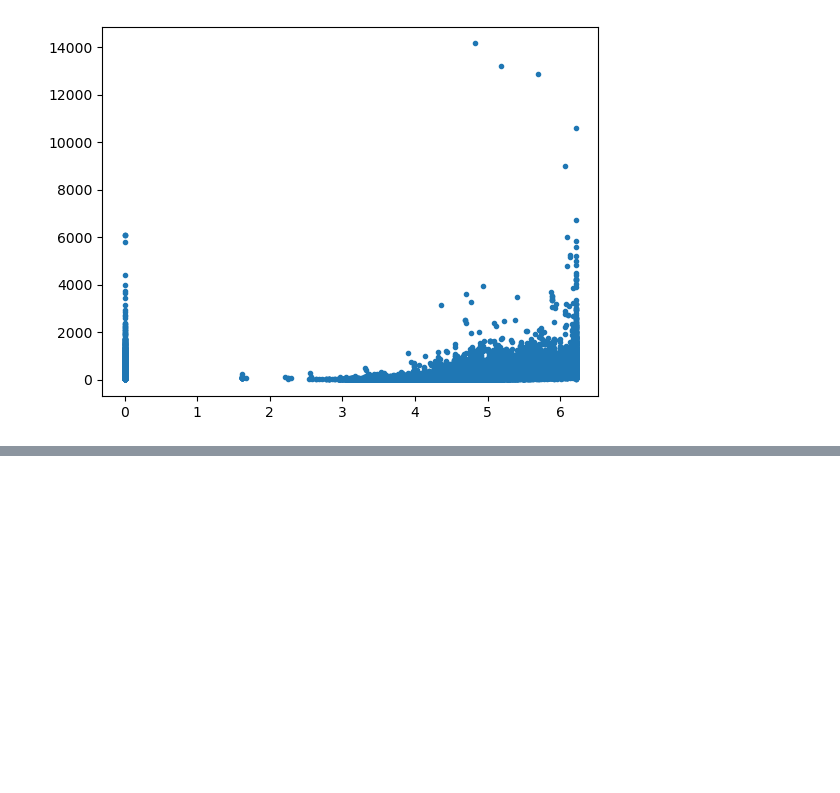
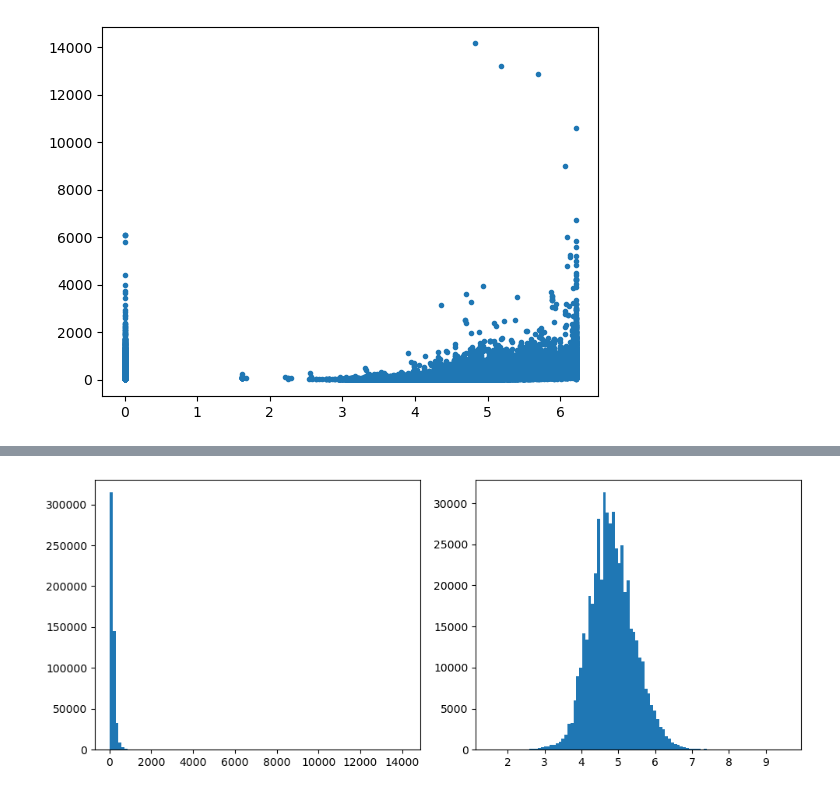
Before and after one commit to yzhao2433/expediaAnalysis, a Jupyter notebook: milestone2.ipynb, the cells around one changed output, grey strips where cells are left out. Saved outputs shown, nothing was run; the diff lists cells and outputs as text; code cells hidden in the pictures; blank space fills up the shorter version.

```diff
--- a/milestone2.ipynb
+++ b/milestone2.ipynb
@@ -269,0 +452,9 @@ plt.plot(train_df["prop_log_historical_price"], train_df["price_usd"], ".")
+# %%
+fig, axs = plt.subplots(1, 2, figsize=(10, 4))
+axs[0].hist(train_df["price_usd"], bins = 100)
+axs[1].hist(np.log(train_df["price_usd"]), bins = 100)
+
+plt.tight_layout()
+plt.show()
+# %% [output]
+[figure, added]
```
Also changed, not shown: parts of 19 cells of this notebook.
